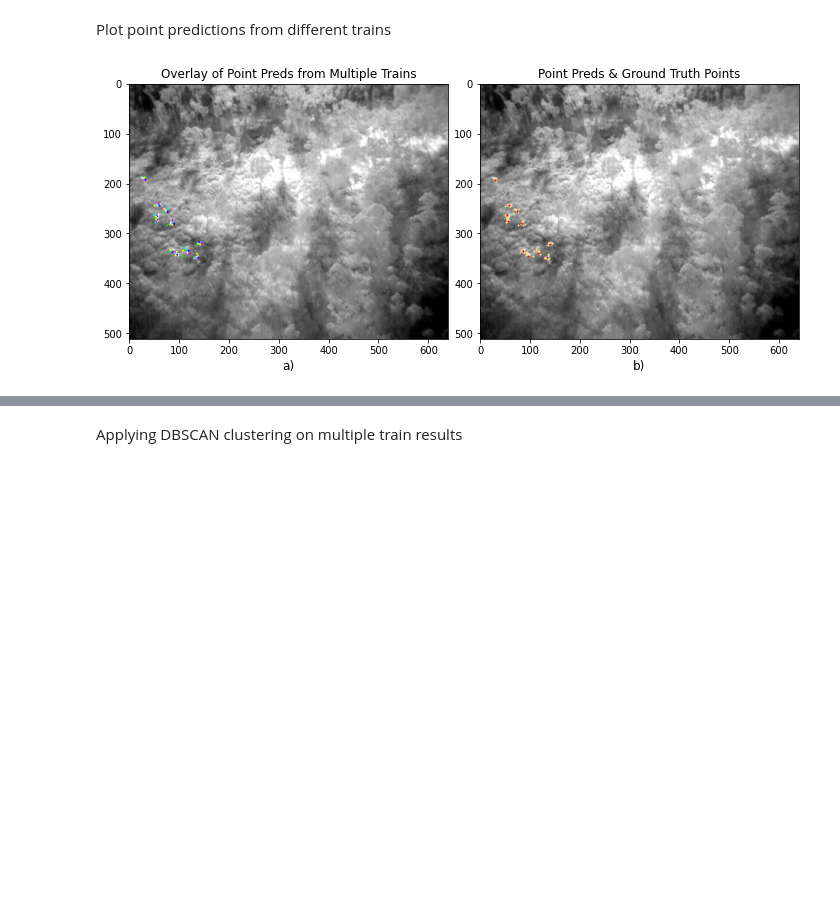
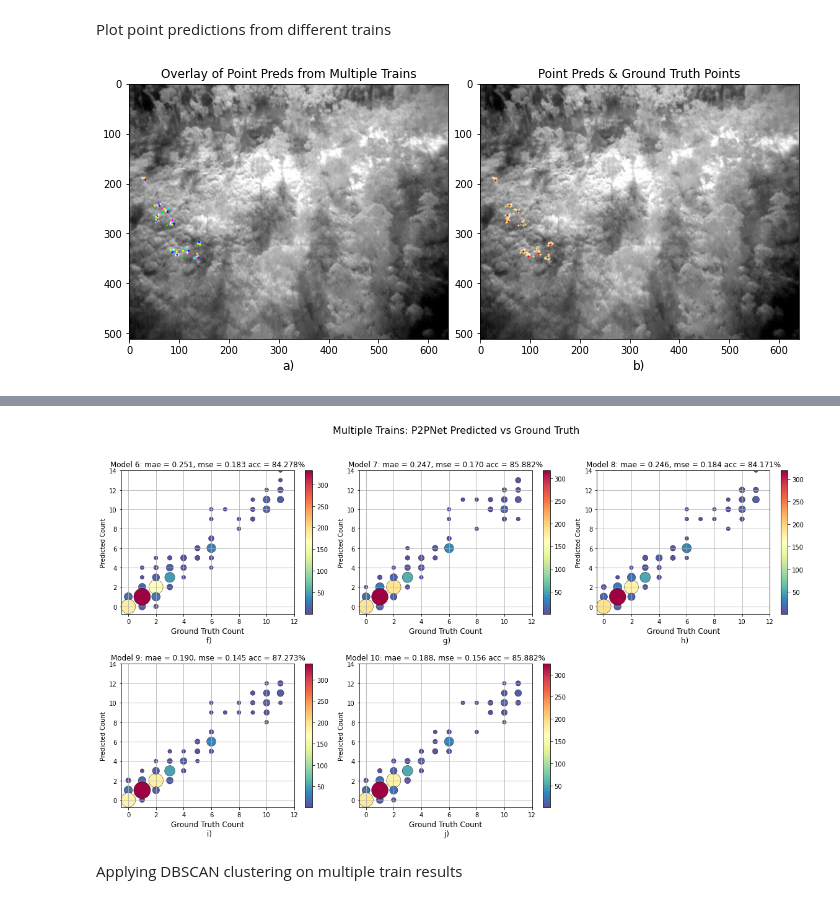
Before and after one commit to crystallcx/CrowdCounting-P2PNet, a Jupyter notebook: vis/visualise_results.ipynb, the cells around one changed output, grey strips where cells are left out. Drawn from its saved outputs; the diff is of its cells as text; code cells hidden in the pictures; blank space fills up the shorter version.

```diff
--- a/vis/visualise_results.ipynb
+++ b/vis/visualise_results.ipynb
@@ -174,12 +47,6 @@ with open(os.path.join(db_dir,"train_gt.txt")) as load_file:
 with open(os.path.join(db_dir,"test_gt.txt")) as load_file:
     gt_test = [tuple(line.split()) for line in load_file]
 
-with open(os.path.join(old_db_dir,"train_gt.txt")) as load_file:
-    old_gt_train = [tuple(line.split()) for line in load_file]
-
-with open(os.path.join(old_db_dir,"test_gt.txt")) as load_file:
-    old_gt_test = [tuple(line.split()) for line in load_file]
-
 tot = ['train','test']
 train_test = [gt_train, gt_test]
 
@@ -207,11 +84,2 @@ for i in range(2):
 # %% [output]
 [figure]
-# %%
-# Display counts - don't need to run
-c_test = Counter(elem[1] for elem in gt_test)
-c_train = Counter(elem[1] for elem in gt_train)
-for i in range(12):
-    print("{}:".format(str(i)), c_train[str(i)], c_test[str(i)], c_train[str(i)]+c_test[str(i)])
-    # print("Yes:", c['1'])
-    # print("No:", c['0'])
-(len(gt_test)+len(gt_train))
@@ -274,7 +128,7 @@ for i in range(num):
     pts=[]
     for z in range(num_trains):
         # pts_path = (os.path.join(p2p_dir,"vis","run_"+str(z+1),test_array[x][0]+'.txt'))
-        pts_path = (os.path.join(p2p_dir,"vis",p2ptr_names(z),test_array[x][0]+'.txt'))
+        pts_path = (os.path.join(p2p_dir,"vis",p2ptr_names[z],test_array[x][0]+'.txt'))
 
         with open(pts_path) as load_file:
             pts.append([(line.split()) for line in load_file])
@@ -368,3 +225,78 @@ plot_run_preds(928)
+# %%
+#scatterplots for all 6-10 trains
+p2p_dir = "../../../EGH400/koaladetection/CrowdCounting-P2PNet/"
+# db_dir = "../../../EGH400/database/"
+
+fig=plt.figure(figsize=[20,10])
+
+gt_path=os.path.join(db_dir,"test_gt.txt")
+
+gt_points = []
+with open(gt_path) as f_label:
+    for line in f_label:
+        stripped_line = line.strip().split(' ')
+        filename = ((stripped_line[0]))
+        count = (float(stripped_line[1]))
+        gt_points.append([filename, count])
+
+gt_points_sorted = sorted(gt_points, key=lambda tup: tup[0])
+test_x=column(gt_points_sorted, 1)
+
+
+for x in range(5,10):
+    # p2p_pr_path = os.path.join(p2p_dir,"vis",p2ptr_names[x],"p2p_test_pr.txt")
+    p2p_pr_path = os.path.join(p2p_dir,"vis","run_"+str(x+1),'p2p_test_pr.txt')
+
+    p2p_pr_points = []
+    with open(p2p_pr_path) as f_label:
+        for line in f_label:
+            stripped_line = line.strip().split(' ')
+            filename = ((stripped_line[0]))
+            count = (float(stripped_line[1]))
+            p2p_pr_points.append([filename, count])
+
+    p2p_pr_points_sorted = sorted(p2p_pr_points, key=lambda tup: tup[0])
+
+    test_y=column(p2p_pr_points_sorted, 1) #  I am just generating some test x and y values. Use your data here
+
+    points=list(set(zip(test_x,test_y)))
+    count=[len([x for x,y in zip(test_x,test_y) if x==p[0] and y==p[1]]) for p in points]
+
+    plot_x=[i[0] for i in points]
+    plot_y=[i[1] for i in points]
+    count=np.array(count)
+
+    ax=fig.add_subplot(2, 3, x-5+1)
+    plt.xlim(-0.5, max(test_x)+1)
+    plt.ylim(-0.75, 14)
+    plt.scatter(plot_x,plot_y,c=count,s=40*count**0.5,cmap='Spectral_r', linewidths=0.4, edgecolors=(0,0,0))
+
+
+    g = zip(plot_x, plot_y, count)
+    g = list(sorted(g,key=lambda b: b[0]))
+    correct = 0
+    for j in range(len(g)):
+        if tuple(g[j])[0]==tuple(g[j])[1]:
+            correct+=(tuple(g[j])[2])
+
+    acc= correct/len(gt_test)*100
+
+    mae = metrics.mean_squared_error(test_x,test_y)
+    mse = metrics.mean_absolute_error(test_x,test_y)
+
+    plt.colorbar()
+    plt.xlabel('Ground Truth Count\n {})'.format(alphabet_set[x]),fontsize=12)
+    plt.ylabel('Predicted Count')
+    plt.title("Model {}: mae = {:.3f}, mse = {:.3f} acc = {:.3f}%".format(x+1,mae,mse,acc), fontsize=12)
+    plt.grid()
+fig.suptitle("Multiple Trains: P2PNet Predicted vs Ground Truth", fontsize=16)
+fig.subplots_adjust(wspace=0.1, hspace=0.35)
+
+plt.show()
+
+fig.savefig('./multiple_trains_scatter_10.png',bbox_inches='tight', dpi=100)
+# %% [output]
+[figure, added]
 # %% [markdown]
 Applying DBSCAN clustering on multiple train results
 # %%
```
Also changed, not shown: parts of 31 cells of this notebook.
